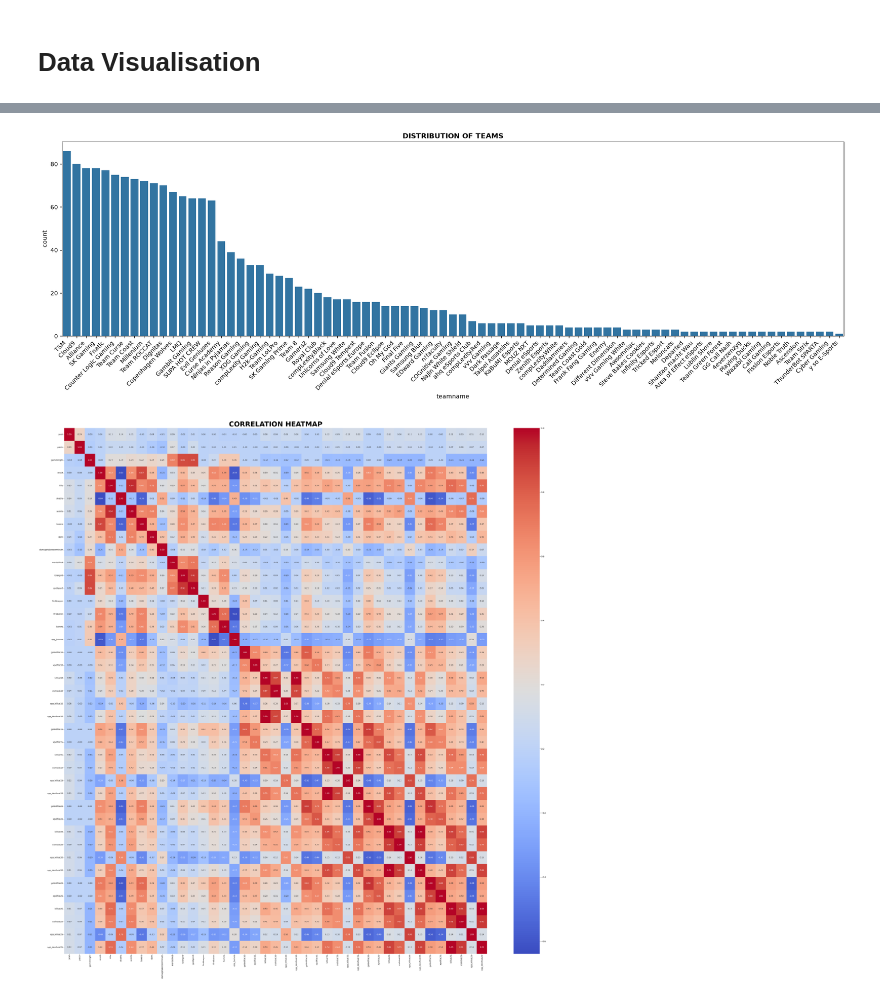
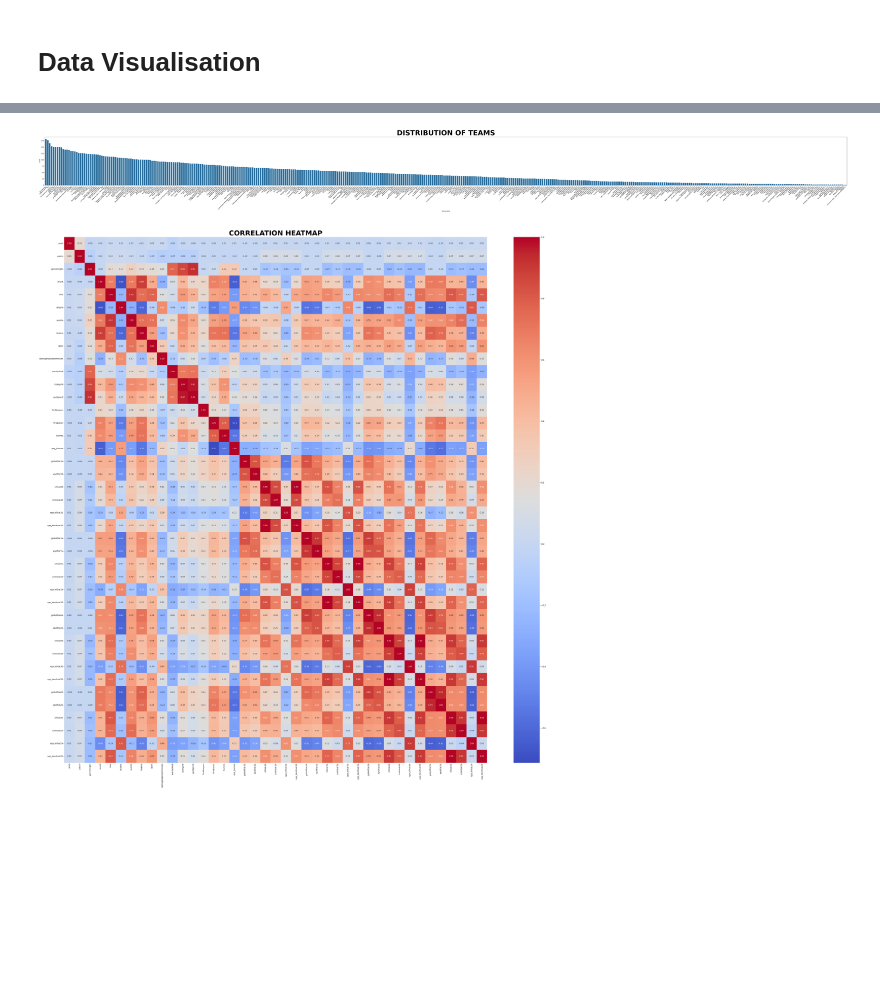
Before and after one commit to jkpjr/lol-esports-pickems-predictor, a Jupyter notebook: exploratory_data_analysis.ipynb, the cells around one changed output, grey strips where cells are left out. Cells and saved outputs as stored; diff of their text form; code cells hidden in the pictures; blank space fills up the shorter version.

```diff
--- a/exploratory_data_analysis.ipynb
+++ b/exploratory_data_analysis.ipynb
@@ -16,7 +16,7 @@ Load data and select features with an SQL query through the duckdb.
 # %%
 """
 Adjust list based on the features considered.
-Knowing what columns should be included requires domain knowledge of League of Legends Esports.
+Knowing what columns to include is based on domain knowledge of League of Legends Esports.
 Refer to the original source database by Oracke's Elixir by Tim Sevenhuysen.
 """
 cols_to_include = ['gameid', 'league', 'year', 'split', 'patch',
@@ -31,7 +31,7 @@ cols_to_include = ['gameid', 'league', 'year', 'split', 'patch',
                    ]
 
 db = 'lol_predictors.duckdb'
-df_selected = "df_2014" # temporarily hardcoded df name
+df_selected = "df_2026" # temporarily hardcoded df name
 df = data_selection(df_selected, cols_to_include, db)
 # %% [markdown]
 ### Data Overview
@@ -185,13 +185,13 @@ visualize_cat_distribution(df, catcols_to_drop, nrows=2, ncols=2)
 # %%
 # Separate visualization for team names distribution
 team_order = df["teamname"].value_counts().index
-plt.figure(figsize=(24, 6))
+plt.figure(figsize=(100, 6))
 sns.countplot(data=df, x='teamname', order=team_order)
-plt.title('DISTRIBUTION OF TEAMS', fontsize=12, fontweight="bold")
+plt.title('DISTRIBUTION OF TEAMS', fontsize=48, fontweight="bold")
 plt.xticks(rotation=45, ha="right")
 plt.show()
 # %% [output]
-[figure, old version]
+[figure, new version]
 # %%
 # Compute correlation matrix
 co_mtx = df.corr(numeric_only=True)
@@ -202,4 +202,4 @@ sns.heatmap(co_mtx, cmap='coolwarm', annot=True, fmt='.2f')
 plt.title('CORRELATION HEATMAP', fontsize=36, fontweight="bold")
 plt.show()
 # %% [output]
-[figure, old version]
+[figure, new version]
```
Also changed, not shown: parts of 8 cells of this notebook, 6 other files.
